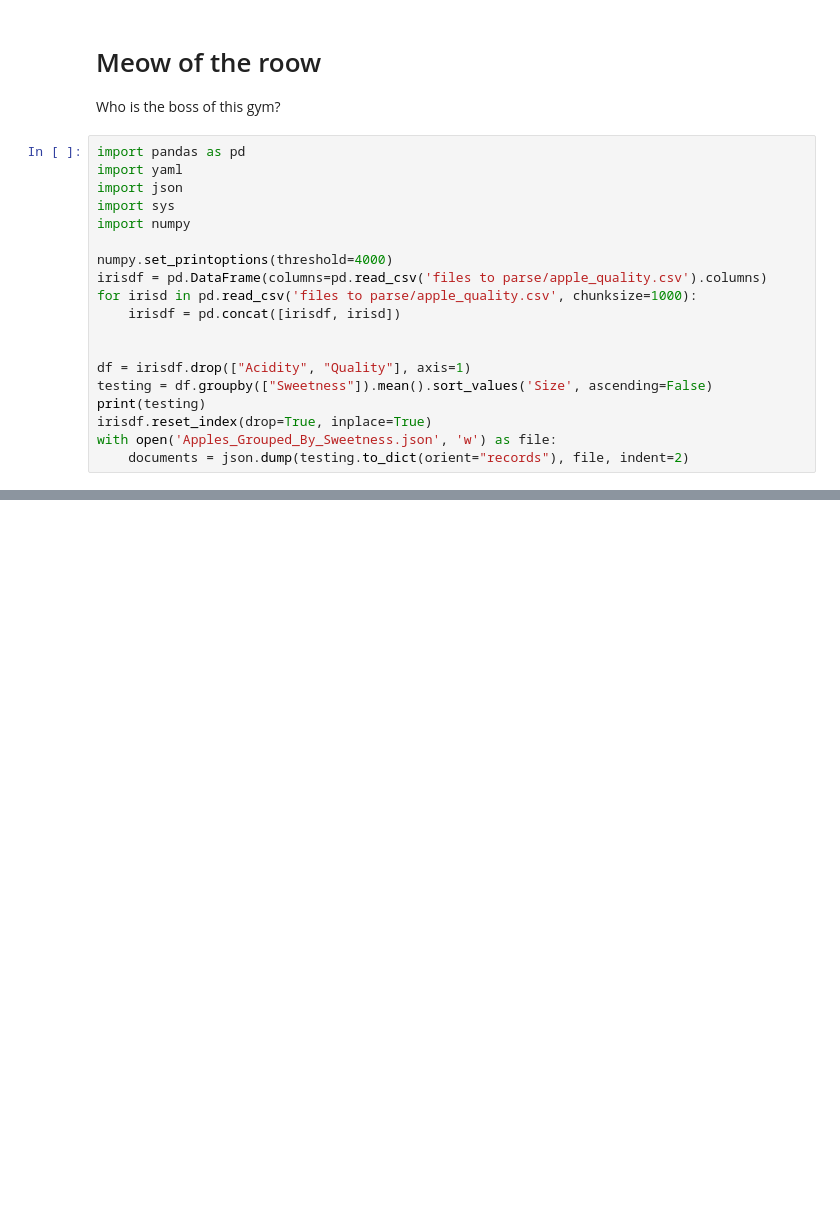
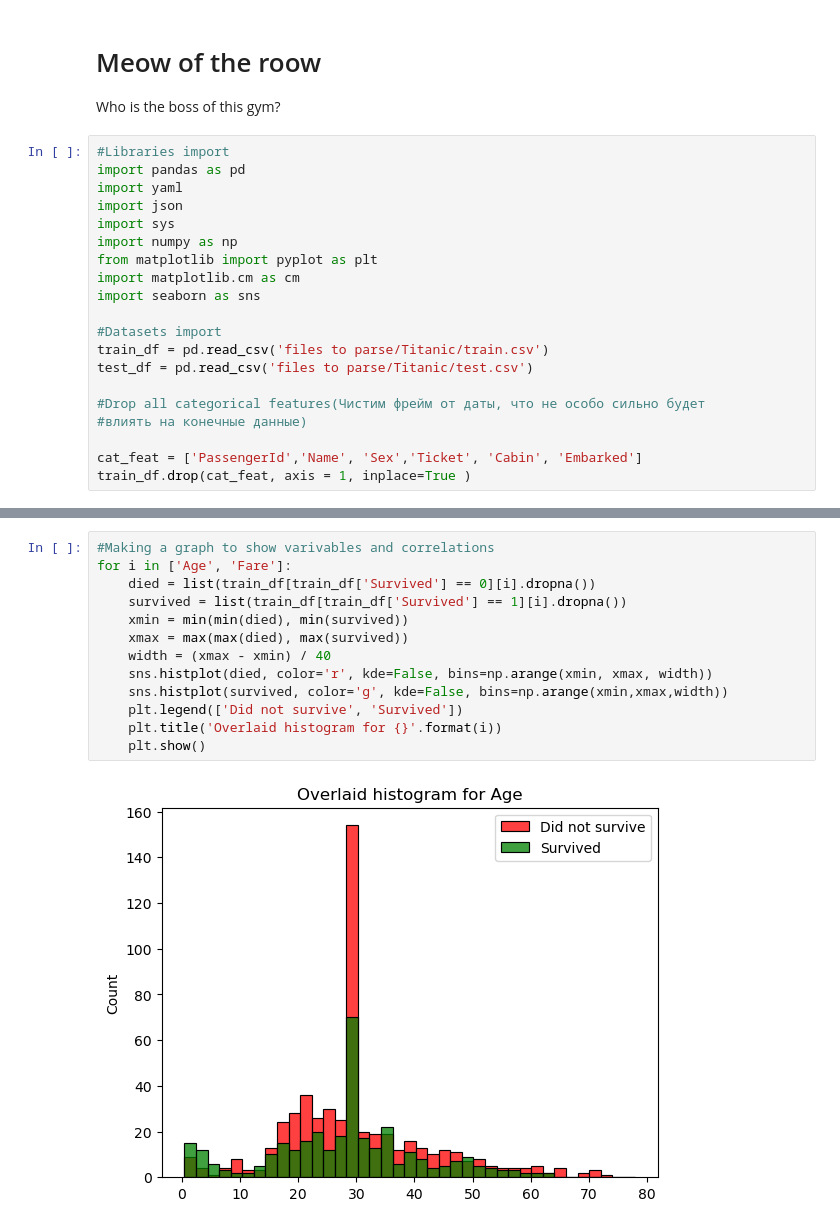
Before and after one commit to StrangestDuke/WSRStuff, a Jupyter notebook: Untitled1.ipynb, the cells around one changed output, grey strips where cells are left out. Drawn from its saved outputs; the diff is of its cells as text; blank space fills up the shorter version.

```diff
--- a/Untitled1.ipynb
+++ b/Untitled1.ipynb
@@ -2,21 +2,22 @@
 # Meow of the roow
 Who is the boss of this gym?
 # %%
+#Libraries import
 import pandas as pd
 import yaml
 import json
 import sys
-import numpy
+import numpy as np
+from matplotlib import pyplot as plt
+import matplotlib.cm as cm
+import seaborn as sns
 
-numpy.set_printoptions(threshold=4000)
-irisdf = pd.DataFrame(columns=pd.read_csv('files to parse/apple_quality.csv').columns)
-for irisd in pd.read_csv('files to parse/apple_quality.csv', chunksize=1000):
-    irisdf = pd.concat([irisdf, irisd])
+#Datasets import
+train_df = pd.read_csv('files to parse/Titanic/train.csv')
+test_df = pd.read_csv('files to parse/Titanic/test.csv')
 
+#Drop all categorical features(Чистим фрейм от даты, что не особо сильно будет
+#влиять на конечные данные)
 
-df = irisdf.drop(["Acidity", "Quality"], axis=1)
-testing = df.groupby(["Sweetness"]).mean().sort_values('Size', ascending=False)
-print(testing)
-irisdf.reset_index(drop=True, inplace=True)
-with open('Apples_Grouped_By_Sweetness.json', 'w') as file:
-    documents = json.dump(testing.to_dict(orient="records"), file, indent=2)
+cat_feat = ['PassengerId','Name', 'Sex','Ticket', 'Cabin', 'Embarked']
+train_df.drop(cat_feat, axis = 1, inplace=True )
@@ -38,0 +43,15 @@ Sweetness
+# %%
+#Making a graph to show varivables and correlations
+for i in ['Age', 'Fare']:
+    died = list(train_df[train_df['Survived'] == 0][i].dropna())
+    survived = list(train_df[train_df['Survived'] == 1][i].dropna())
+    xmin = min(min(died), min(survived))
+    xmax = max(max(died), max(survived))
+    width = (xmax - xmin) / 40
+    sns.histplot(died, color='r', kde=False, bins=np.arange(xmin, xmax, width))
+    sns.histplot(survived, color='g', kde=False, bins=np.arange(xmin,xmax,width))
+    plt.legend(['Did not survive', 'Survived'])
+    plt.title('Overlaid histogram for {}'.format(i))
+    plt.show()
+# %% [output]
+[figure, added]
```
Also changed, not shown: parts of 9 cells of this notebook, 6 other files.
